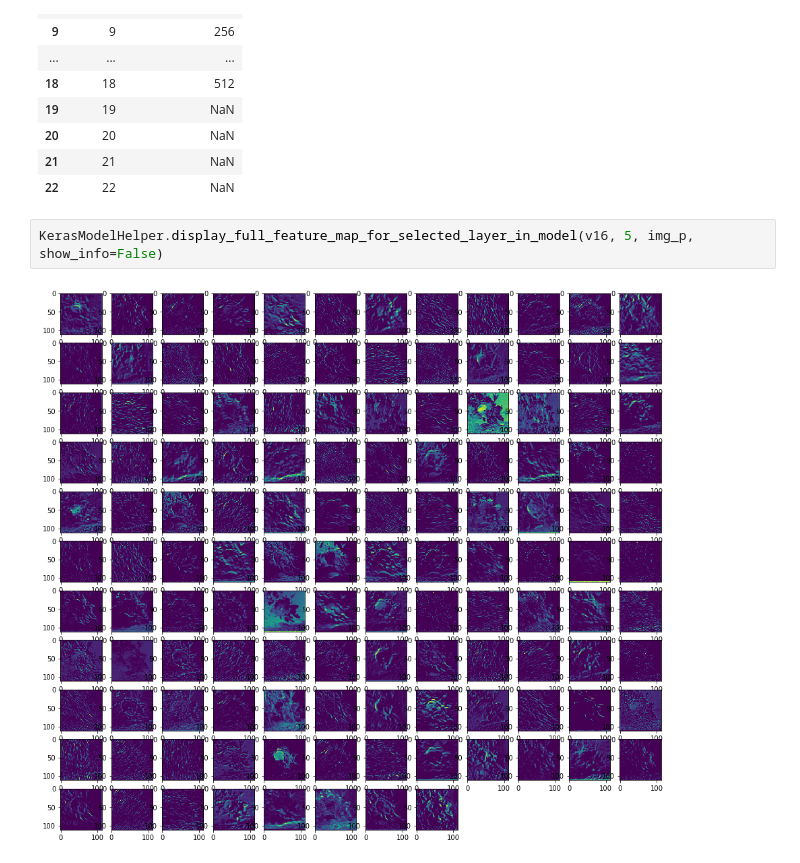
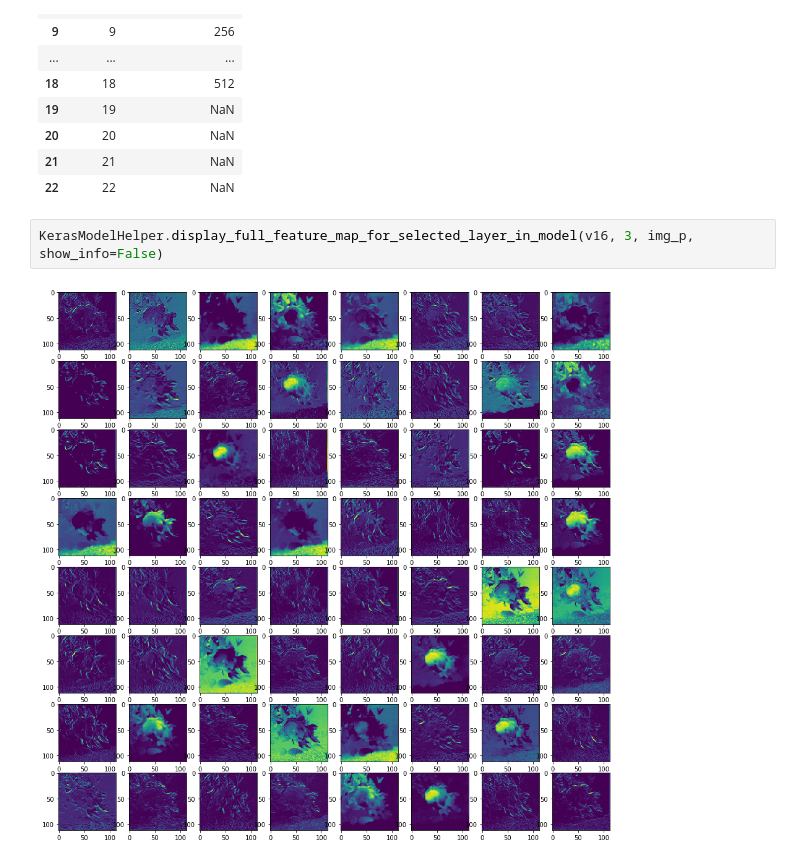
Before and after one commit to Avkash/deeputil, a Jupyter notebook: examples/notebooks/Detailed_Image_Classification_Demo.ipynb, the cells around one changed output. Cells and saved outputs as stored; diff of their text form.

```diff
--- a/examples/notebooks/Detailed_Image_Classification_Demo.ipynb
+++ b/examples/notebooks/Detailed_Image_Classification_Demo.ipynb
@@ -98,7 +126,7 @@ Feature maps for all layers are collected.
 | 21 | 21 | NaN |
 | 22 | 22 | NaN |
 # %%
-KerasModelHelper.display_full_feature_map_for_selected_layer_in_model(v16, 5, img_p, show_info=False)
+KerasModelHelper.display_full_feature_map_for_selected_layer_in_model(v16, 3, img_p, show_info=False)
 # %% [output]
-[figure, old version]
+[figure, new version]
 # %%
```
Also changed, not shown: parts of 8 cells of this notebook, 3 other files.
